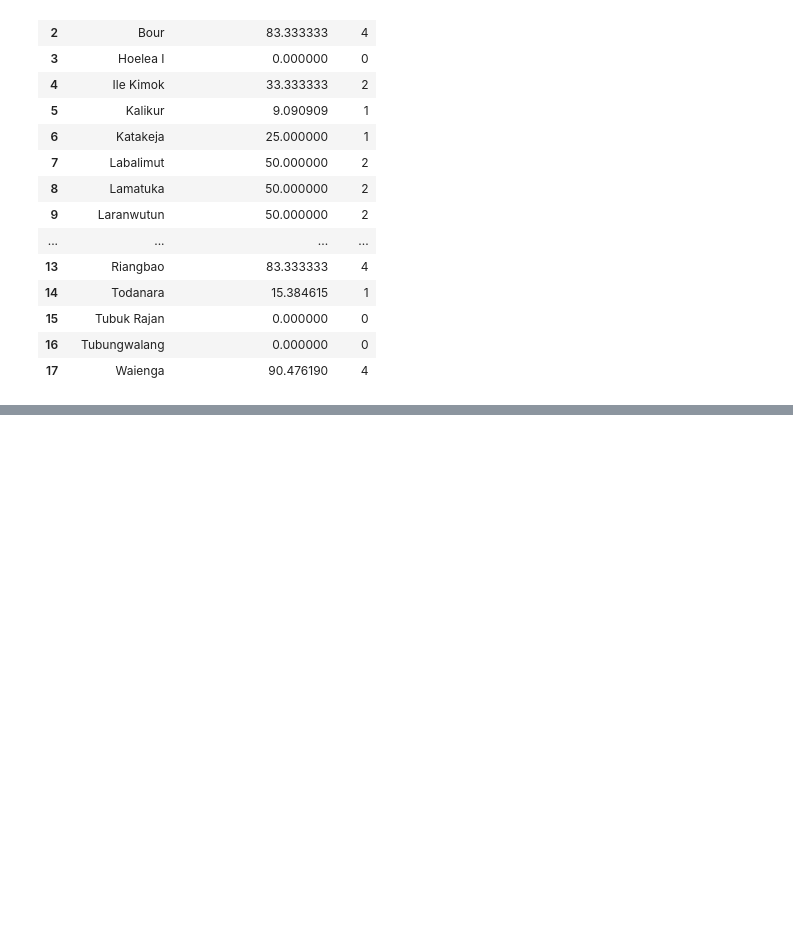
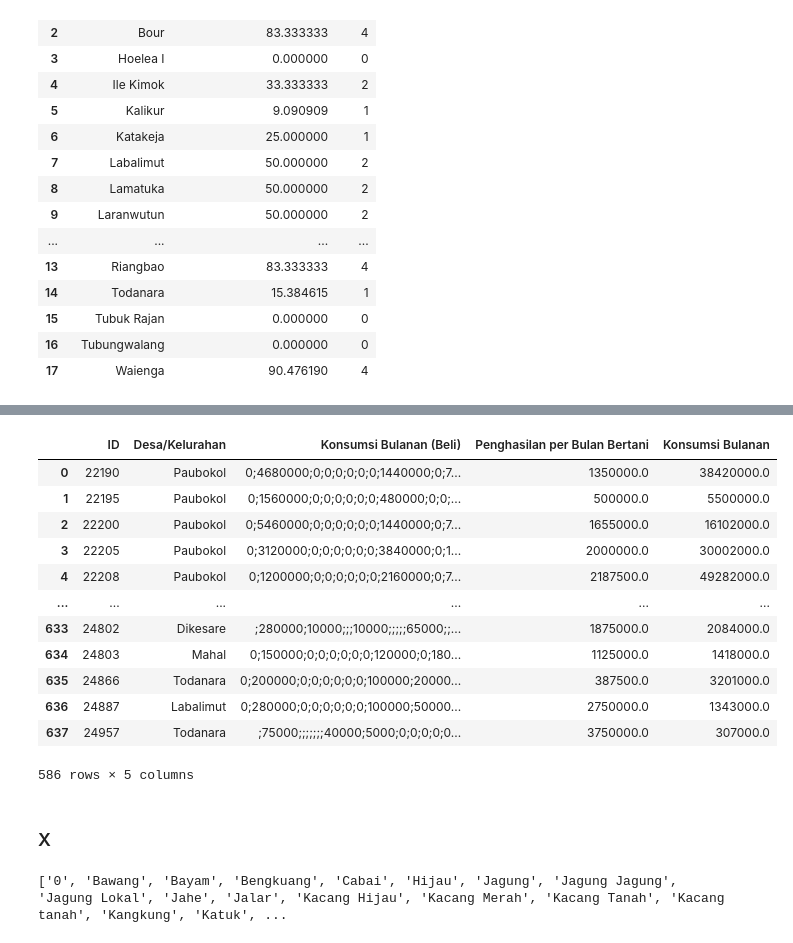
Before and after one commit to hldfiadn/rumah-tangga-mbkp, a Jupyter notebook: df sesuai atribut/perhitungan_IKP.ipynb, the cells around one changed output, grey strips where cells are left out. Saved outputs shown, nothing was run; the diff lists cells and outputs as text; code cells hidden in the pictures; blank space fills up the shorter version.

```diff
--- a/df sesuai atribut/perhitungan_IKP.ipynb
+++ b/df sesuai atribut/perhitungan_IKP.ipynb
@@ -1304,0 +1451,64 @@ IKP
+# %%
+NTP = pd.concat([df[['ID', 'Desa/Kelurahan', 'Konsumsi Bulanan (Beli)', 'Penghasilan per Bulan Bertani']]])
+# %%
+# DATA CLEANING
+
+def sum_konsumsi_cell(s):
+    if pd.isna(s):
+        return 0.0
+    total = 0.0
+    for part in str(s).split(';'):
+        t = part.strip()
+        if not t:
+            continue
+        # ambil hanya angka, koma, titik, minus
+        t = re.sub(r'[^\d,.\-]', '', t)
+        # ubah format: hilangkan pemisah ribuan, koma jadi desimal
+        t = t.replace('.', '').replace(',', '.')
+        try:
+            total += float(t)
+        except ValueError:
+            # kalau bukan angka valid, anggap 0
+            continue
+    return total
+
+# hasil total per baris
+NTP['Konsumsi Bulanan'] = NTP['Konsumsi Bulanan (Beli)'].apply(sum_konsumsi_cell)
+# %%
+NTP
+# %% [output]
+|  | ID | Desa/Kelurahan | Konsumsi Bulanan (Beli) | Penghasilan per Bulan Bertani | Konsumsi Bulanan |
+| 0 | 22190 | Paubokol | 0;4680000;0;0;0;0;0;0;1440000;0;7... | 1350000.0 | 38420000.0 |
+| 1 | 22195 | Paubokol | 0;1560000;0;0;0;0;0;0;480000;0;0;... | 500000.0 | 5500000.0 |
+| 2 | 22200 | Paubokol | 0;5460000;0;0;0;0;0;0;1440000;0;7... | 1655000.0 | 16102000.0 |
+| 3 | 22205 | Paubokol | 0;3120000;0;0;0;0;0;0;3840000;0;1... | 2000000.0 | 30002000.0 |
+| 4 | 22208 | Paubokol | 0;1200000;0;0;0;0;0;0;2160000;0;7... | 2187500.0 | 49282000.0 |
+| ... | ... | ... | ... | ... | ... |
+| 633 | 24802 | Dikesare | ;280000;10000;;;10000;;;;;65000;;... | 1875000.0 | 2084000.0 |
+| 634 | 24803 | Mahal | 0;150000;0;0;0;0;0;0;120000;0;180... | 1125000.0 | 1418000.0 |
+| 635 | 24866 | Todanara | 0;200000;0;0;0;0;0;0;100000;20000... | 387500.0 | 3201000.0 |
+| 636 | 24887 | Labalimut | 0;280000;0;0;0;0;0;0;100000;50000... | 2750000.0 | 1343000.0 |
+| 637 | 24957 | Todanara | ;75000;;;;;;;40000;5000;0;0;0;0;0... | 3750000.0 | 307000.0 |
+586 rows × 5 columns
+# %% [markdown]
+### X
+# %%
+# pisahkan semua nama tanaman berdasarkan delimiter ;
+semua_tanaman = (
+    df['Nama Tanaman']
+    .dropna()  # buang NaN biar aman
+    .str.split(';')  # pecah berdasarkan ;
+    .explode()       # ubah jadi baris per tanaman
+    .str.strip()     # rapikan spasi
+    .replace('', None)  # buang string kosong
+    .dropna()        # drop kosong setelah replace
+    .unique()        # ambil nilai unik
+)
+
+# ubah ke list kalau mau
+daftar_tanaman = sorted(semua_tanaman.tolist())
+
+# tampilkan hasil
+print(daftar_tanaman)
+# %% [output]
+['0', 'Bawang', 'Bayam', 'Bengkuang', 'Cabai', 'Hijau', 'Jagung', 'Jagung Jagung', 'Jagung Lokal', 'Jahe', 'Jalar', 'Kacang Hijau', 'Kacang Merah', 'Kacang Tanah', 'Kacang tanah', 'Kangkung', 'Katuk', ...
```
Also changed, not shown: parts of 35 cells of this notebook, 2 other files.
